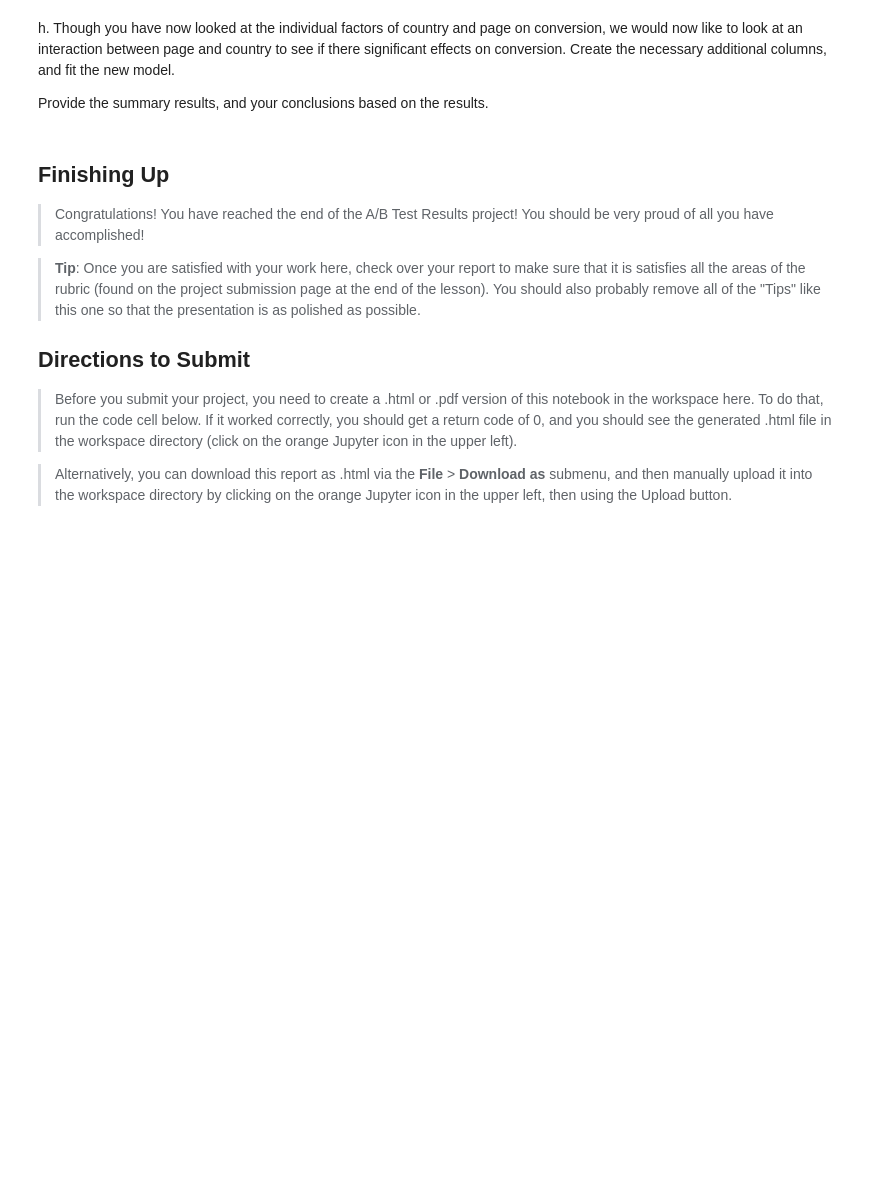
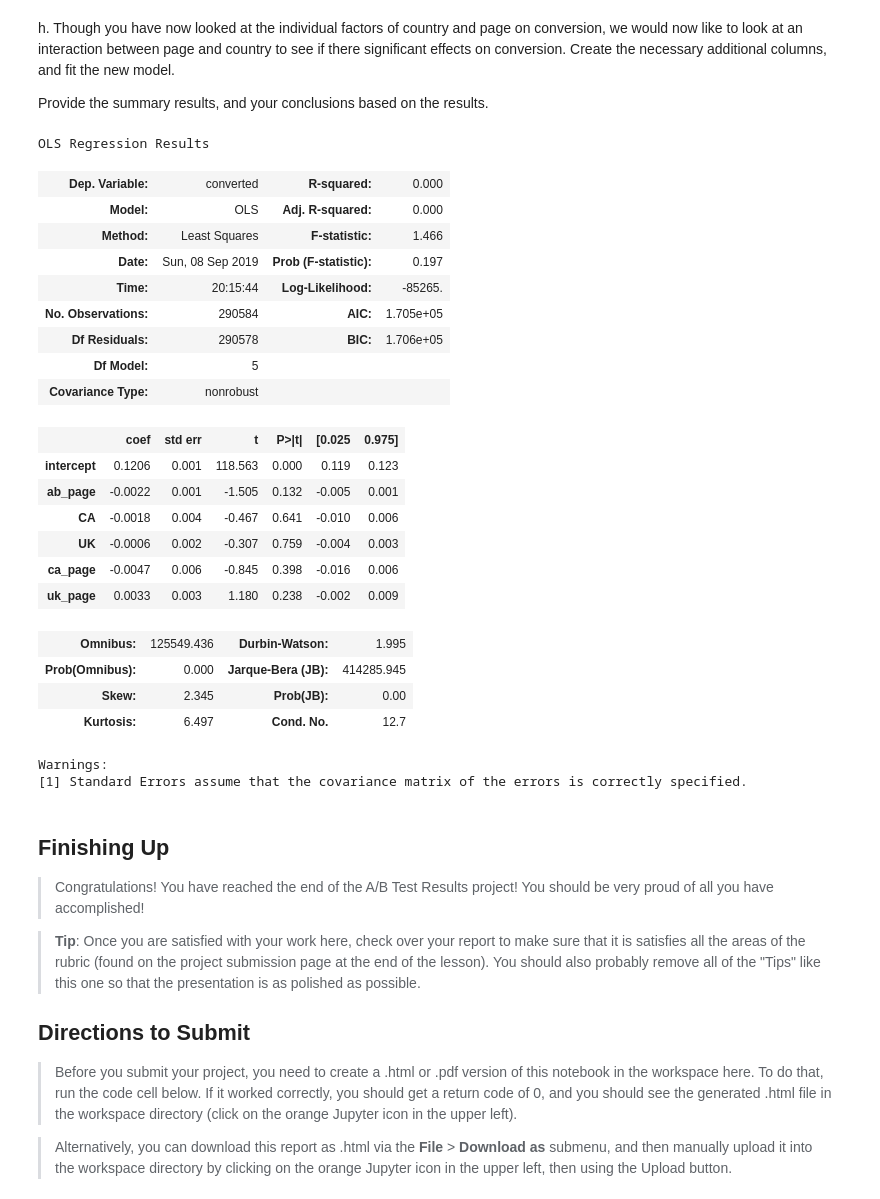
Before and after one commit to yujin-woo/ab-test-analysis, a Jupyter notebook: Analyze_ab_test_results_notebook.ipynb, the cells around one changed output. Saved outputs shown, nothing was run; the diff lists cells and outputs as text; code cells hidden in the pictures; blank space fills up the shorter version.

```diff
--- a/Analyze_ab_test_results_notebook.ipynb
+++ b/Analyze_ab_test_results_notebook.ipynb
@@ -253,0 +397,2 @@ Does it appear that country had an impact on conversion?  Don't forget to create
+# %%
+df2 = df2.join(pd.get_dummies(df2['country']))
@@ -255,6 +427,39 @@ Does it appear that country had an impact on conversion?  Don't forget to create
 h. Though you have now looked at the individual factors of country and page on conversion, we would now like to look at an interaction between page and country to see if there significant effects on conversion.  Create the necessary additional columns, and fit the new model.
 
 Provide the summary results, and your conclusions based on the results.
+# %%
+df2["ca_page"] = df2["ab_page"]*df2["CA"]
+df2["uk_page"] = df2["ab_page"]*df2["UK"]
+# %%
+lm_all = sm.OLS(df2['converted'], df2[['intercept', 'ab_page', 'CA', 'UK', 'ca_page', 'uk_page']])
+# %%
+result_all = lm_all.fit()
+# %%
+result_all.summary()
+# %% [output]
+OLS Regression Results
+| Dep. Variable: | converted | R-squared: | 0.000 |
+| Model: | OLS | Adj. R-squared: | 0.000 |
+| Method: | Least Squares | F-statistic: | 1.466 |
+| Date: | Sun, 08 Sep 2019 | Prob (F-statistic): | 0.197 |
+| Time: | 20:15:44 | Log-Likelihood: | -85265. |
+| No. Observations: | 290584 | AIC: | 1.705e+05 |
+| Df Residuals: | 290578 | BIC: | 1.706e+05 |
+| Df Model: | 5 |  |  |
+| Covariance Type: | nonrobust |  |  |
+|  | coef | std err | t | P>|t| | [0.025 | 0.975] |
+| intercept | 0.1206 | 0.001 | 118.563 | 0.000 | 0.119 | 0.123 |
+| ab_page | -0.0022 | 0.001 | -1.505 | 0.132 | -0.005 | 0.001 |
+| CA | -0.0018 | 0.004 | -0.467 | 0.641 | -0.010 | 0.006 |
+| UK | -0.0006 | 0.002 | -0.307 | 0.759 | -0.004 | 0.003 |
+| ca_page | -0.0047 | 0.006 | -0.845 | 0.398 | -0.016 | 0.006 |
+| uk_page | 0.0033 | 0.003 | 1.180 | 0.238 | -0.002 | 0.009 |
+| Omnibus: | 125549.436 | Durbin-Watson: | 1.995 |
+| Prob(Omnibus): | 0.000 | Jarque-Bera (JB): | 414285.945 |
+| Skew: | 2.345 | Prob(JB): | 0.00 |
+| Kurtosis: | 6.497 | Cond. No. | 12.7 |
+Warnings:
+[1] Standard Errors assume that the covariance matrix of the errors is correctly specified.
 # %% [markdown]
 <a id='conclusions'></a>
 ## Finishing Up
```
Also changed, not shown: parts of 36 cells of this notebook.
